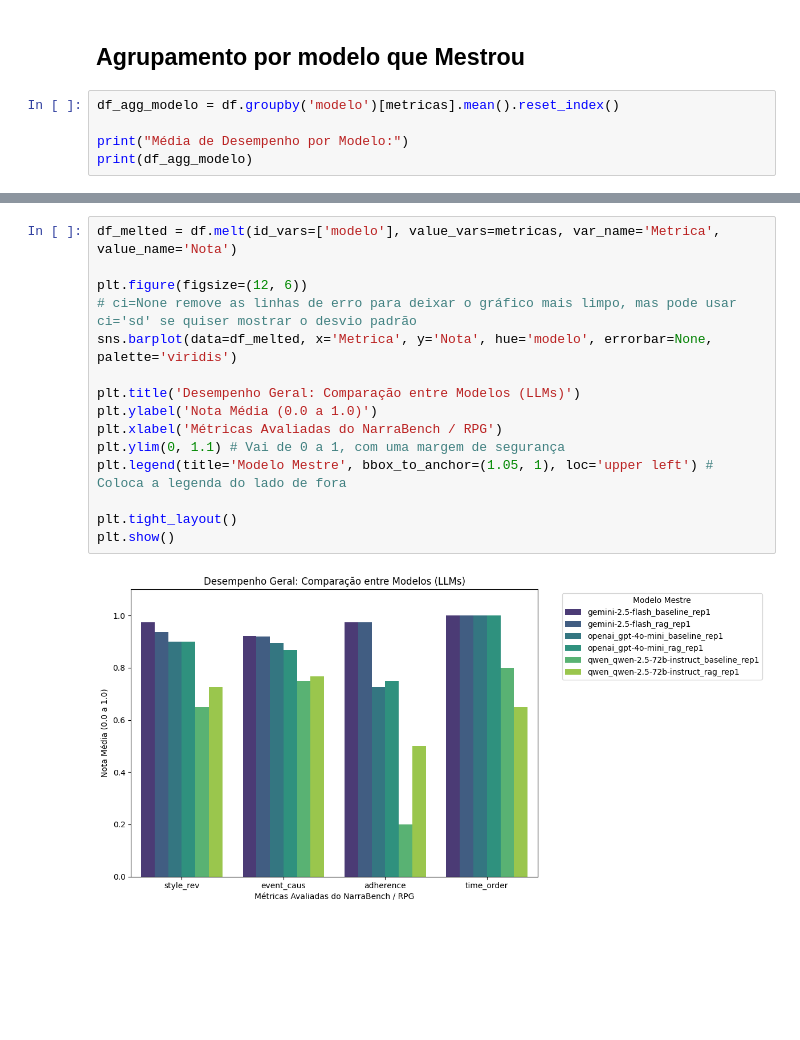
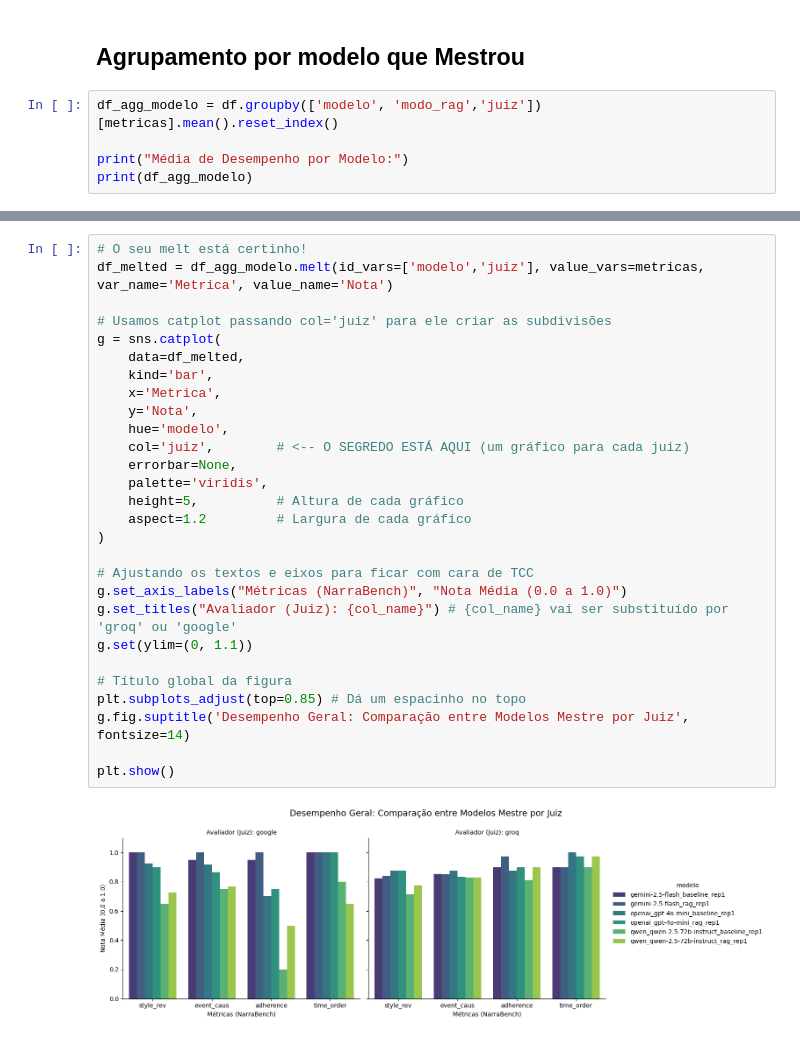
Before and after one commit to CarlosFranchN/gm-bot-tcc, a Jupyter notebook: main.ipynb, the cells around one changed output, grey strips where cells are left out. Cells and saved outputs as stored; diff of their text form; blank space fills up the shorter version.

```diff
--- a/main.ipynb
+++ b/main.ipynb
@@ -78,7 +78,7 @@ plt.show()
 # %% [markdown]
 ## Agrupamento por modelo que Mestrou
 # %%
-df_agg_modelo = df.groupby('modelo')[metricas].mean().reset_index()
+df_agg_modelo = df.groupby(['modelo', 'modo_rag','juiz'])[metricas].mean().reset_index()
 
 print("Média de Desempenho por Modelo:")
 print(df_agg_modelo)
@@ -102,17 +113,30 @@ Média de Desempenho por Modelo:
 # %%
-df_melted = df.melt(id_vars=['modelo'], value_vars=metricas, var_name='Metrica', value_name='Nota')
+# O seu melt está certinho!
+df_melted = df_agg_modelo.melt(id_vars=['modelo','juiz'], value_vars=metricas, var_name='Metrica', value_name='Nota')
 
-plt.figure(figsize=(12, 6))
-# ci=None remove as linhas de erro para deixar o gráfico mais limpo, mas pode usar ci='sd' se quiser mostrar o desvio padrão
-sns.barplot(data=df_melted, x='Metrica', y='Nota', hue='modelo', errorbar=None, palette='viridis')
+# Usamos catplot passando col='juiz' para ele criar as subdivisões
+g = sns.catplot(
+    data=df_melted,
+    kind='bar',
+    x='Metrica',
+    y='Nota',
+    hue='modelo',
+    col='juiz',        # <-- O SEGREDO ESTÁ AQUI (um gráfico para cada juiz)
+    errorbar=None,
+    palette='viridis',
+    height=5,          # Altura de cada gráfico
+    aspect=1.2         # Largura de cada gráfico
+)
 
-plt.title('Desempenho Geral: Comparação entre Modelos (LLMs)')
-plt.ylabel('Nota Média (0.0 a 1.0)')
-plt.xlabel('Métricas Avaliadas do NarraBench / RPG')
-plt.ylim(0, 1.1) # Vai de 0 a 1, com uma margem de segurança
-plt.legend(title='Modelo Mestre', bbox_to_anchor=(1.05, 1), loc='upper left') # Coloca a legenda do lado de fora
+# Ajustando os textos e eixos para ficar com cara de TCC
+g.set_axis_labels("Métricas (NarraBench)", "Nota Média (0.0 a 1.0)")
+g.set_titles("Avaliador (Juiz): {col_name}") # {col_name} vai ser substituído por 'groq' ou 'google'
+g.set(ylim=(0, 1.1))
 
-plt.tight_layout()
+# Título global da figura
+plt.subplots_adjust(top=0.85) # Dá um espacinho no topo
+g.fig.suptitle('Desempenho Geral: Comparação entre Modelos Mestre por Juiz', fontsize=14)
+
 plt.show()
 # %% [output]
-[figure, old version]
+[figure, new version]
```
Also changed, not shown: parts of 7 cells of this notebook, 19 other files.
